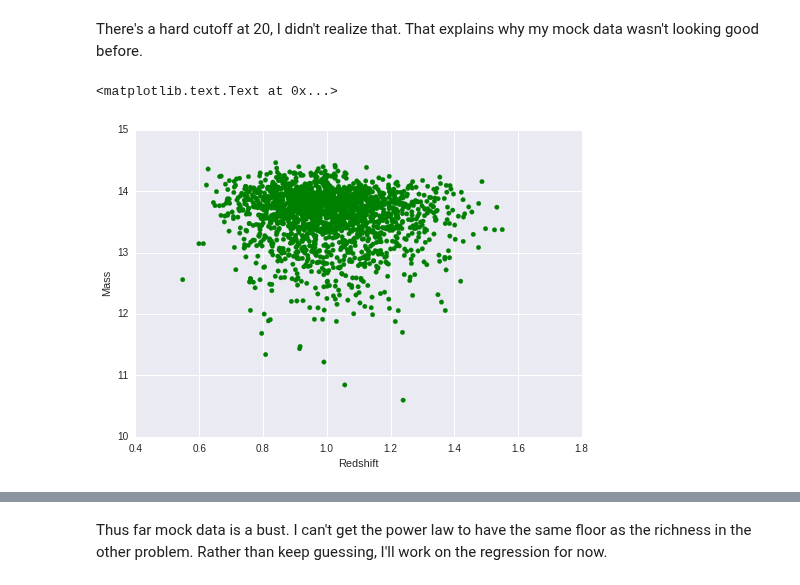
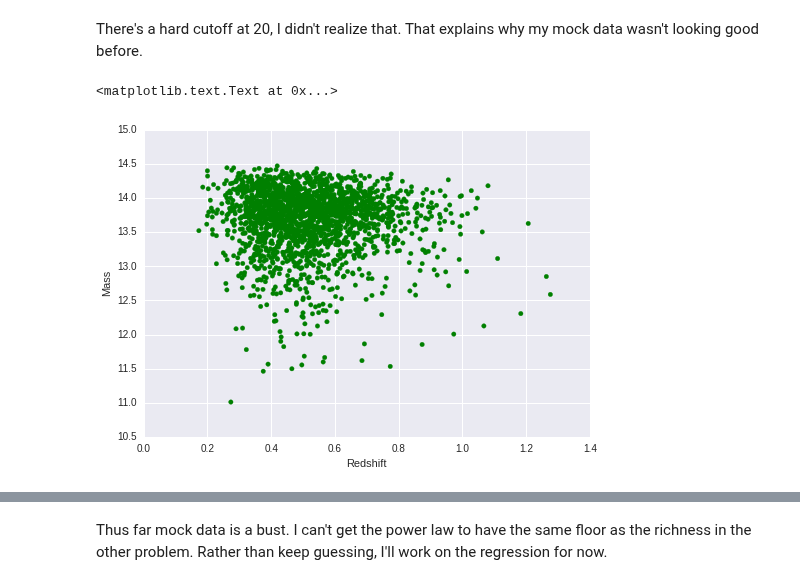
Before and after one commit to Ravirajadrangi/ClusterMassInference, a Jupyter notebook: Project Notebook.ipynb, the cells around one changed output, grey strips where cells are left out. Cells and saved outputs as stored; diff of their text form; code cells hidden in the pictures.

```diff
--- a/Project Notebook.ipynb
+++ b/Project Notebook.ipynb
@@ -234,7 +245,7 @@ data_color = 'g'
 #don't need to be sampled but i'll need some anyway
 #z_samples = np.random.lognormal(mean = mu_z, sigma = sig_z, size = nSamples )
 #redshift cannot be greater than 2
-z_samples = np.random.lognormal(0,.15, size = nSamples )
+z_samples = np.random.lognormal(np.log(.5),.3, size = nSamples )
 
 Mmax = 3#Masses need to be rescaled.
 
@@ -255,34 +266,34 @@ for key, val in vals.iteritems():
     z_params[key] = (slope, intercept)
 
 def getMassParams(z):
     return {key:val[0]*z+val[1] for key,val in z_params.iteritems()}
 
 #TODO Log version
 def n_approx(m,z):
     params = getMassParams(z)
     return params['A']*np.exp(-params['B1']*(m/params['Mp']) \
                     -0.5*params['B2']*(m/params['Mp'])**2 \
                     -0.166*params['B3']*(m/params['Mp'])**3)
 
 mSamples = np.zeros((nSamples,)) #*10^14
 for i, z in enumerate(z_samples):
     #have to normalize the pdf for this z. ugh.
     norm = np.trapz(n_approx(np.linspace(0,Mmax,1000),z), dx = 1.0/500)
     done = False
     while not done:
         M = np.random.uniform(0,Mmax)# ask about range here
         if n_approx(M,z)>np.random.uniform(0,norm):
             done = True
     mSamples[i] = M*10**14
 
 logmSamples = np.log10(mSamples)
 
 plt.scatter(z_samples,logmSamples, color = data_color)
 plt.ylabel('Mass')
 plt.xlabel('Redshift')
 # %% [output]
 <matplotlib.text.Text at 0x...>
-[figure, old version]
+[figure, new version]
 # %%
 plt.hist(logmSamples, 100, color = data_color)
 plt.xlabel('Log Mass')
```
Also changed, not shown: parts of 21 cells of this notebook, 1 other file.
